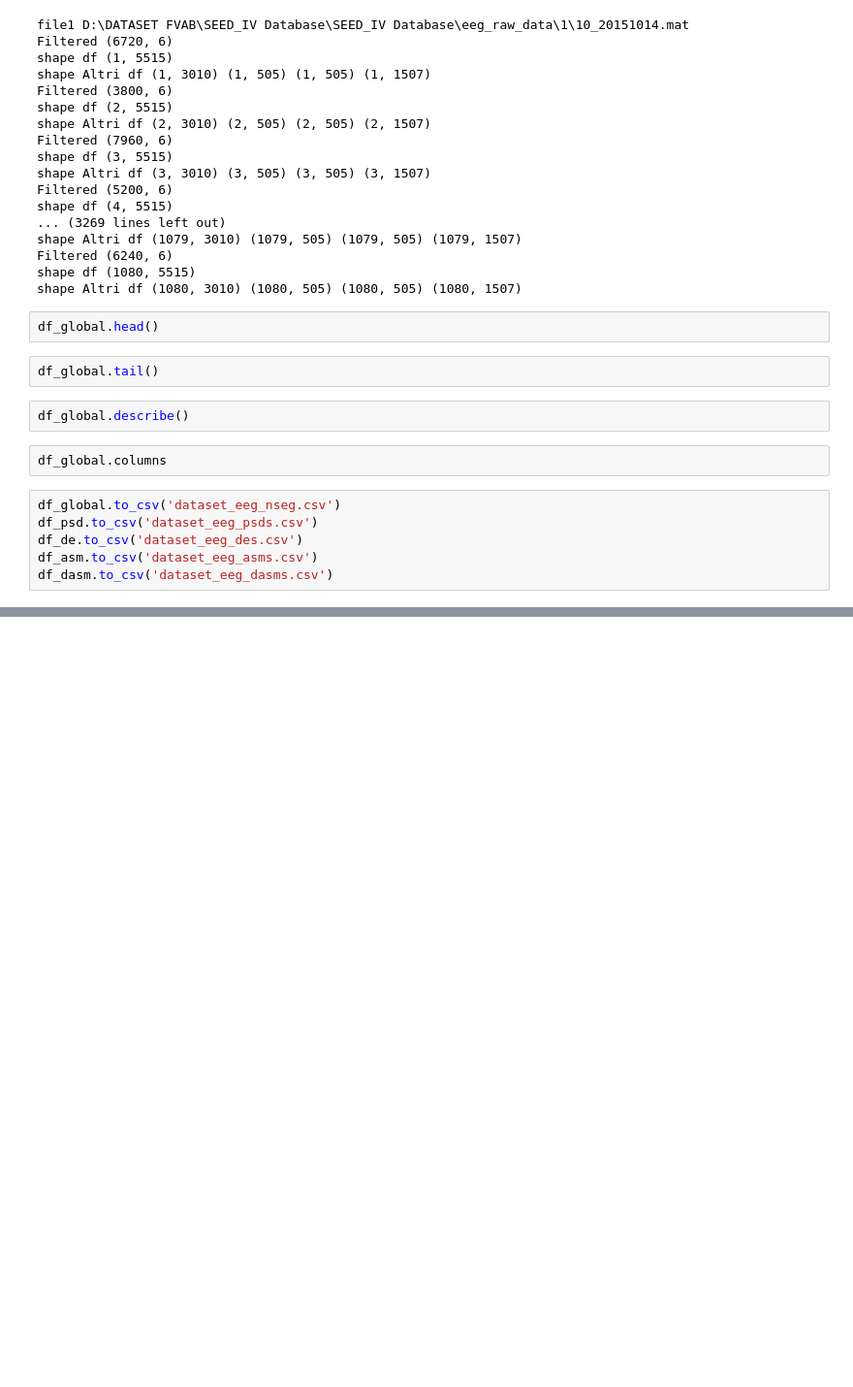
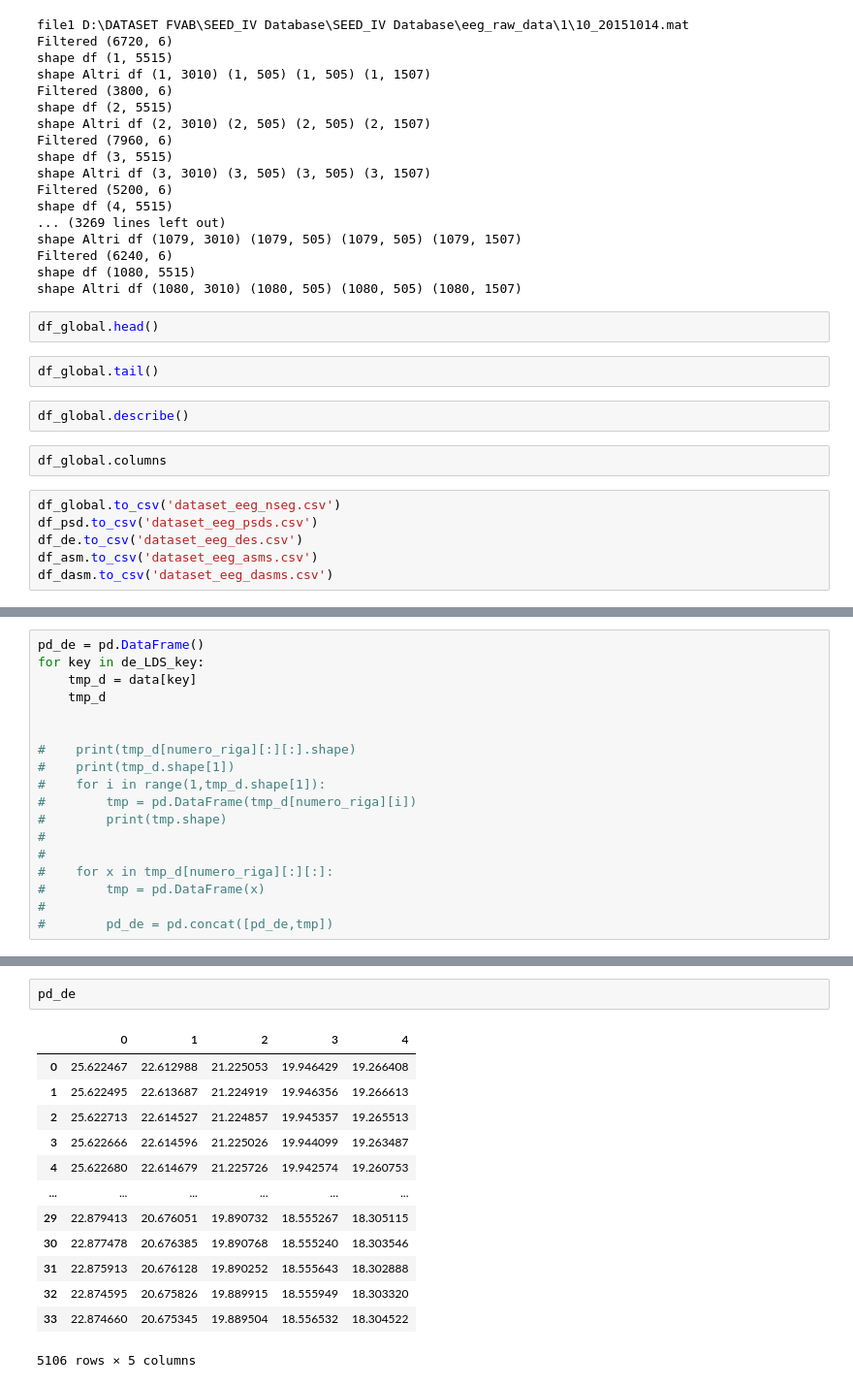
Before and after one commit to Sant0S22/eeg_emotion_recognition, a Jupyter notebook: FVAB_DATASET.ipynb, the cells around one changed output, grey strips where cells are left out. Shown at 97% size. Saved outputs shown, nothing was run; the diff lists cells and outputs as text; blank space fills up the shorter version.

```diff
--- a/FVAB_DATASET.ipynb
+++ b/FVAB_DATASET.ipynb
@@ -444,0 +509,18 @@ df_dasm.to_csv('dataset_eeg_dasms.csv')
+# %%
+pd_de = pd.DataFrame()
+for key in de_LDS_key:
+    tmp_d = data[key]
+    tmp_d
+
+
+#    print(tmp_d[numero_riga][:][:].shape)
+#    print(tmp_d.shape[1])
+#    for i in range(1,tmp_d.shape[1]):
+#        tmp = pd.DataFrame(tmp_d[numero_riga][i])
+#        print(tmp.shape)
+#
+#
+#    for x in tmp_d[numero_riga][:][:]:
+#        tmp = pd.DataFrame(x)
+#
+#        pd_de = pd.concat([pd_de,tmp])
@@ -444,0 +536,16 @@ df_dasm.to_csv('dataset_eeg_dasms.csv')
+# %%
+pd_de
+# %% [output]
+|  | 0 | 1 | 2 | 3 | 4 |
+| 0 | 25.622467 | 22.612988 | 21.225053 | 19.946429 | 19.266408 |
+| 1 | 25.622495 | 22.613687 | 21.224919 | 19.946356 | 19.266613 |
+| 2 | 25.622713 | 22.614527 | 21.224857 | 19.945357 | 19.265513 |
+| 3 | 25.622666 | 22.614596 | 21.225026 | 19.944099 | 19.263487 |
+| 4 | 25.622680 | 22.614679 | 21.225726 | 19.942574 | 19.260753 |
+| ... | ... | ... | ... | ... | ... |
+| 29 | 22.879413 | 20.676051 | 19.890732 | 18.555267 | 18.305115 |
+| 30 | 22.877478 | 20.676385 | 19.890768 | 18.555240 | 18.303546 |
+| 31 | 22.875913 | 20.676128 | 19.890252 | 18.555643 | 18.302888 |
+| 32 | 22.874595 | 20.675826 | 19.889915 | 18.555949 | 18.303320 |
+| 33 | 22.874660 | 20.675345 | 19.889504 | 18.556532 | 18.304522 |
+5106 rows × 5 columns
```
Also changed, not shown: parts of 11 cells of this notebook, 2 other files.
